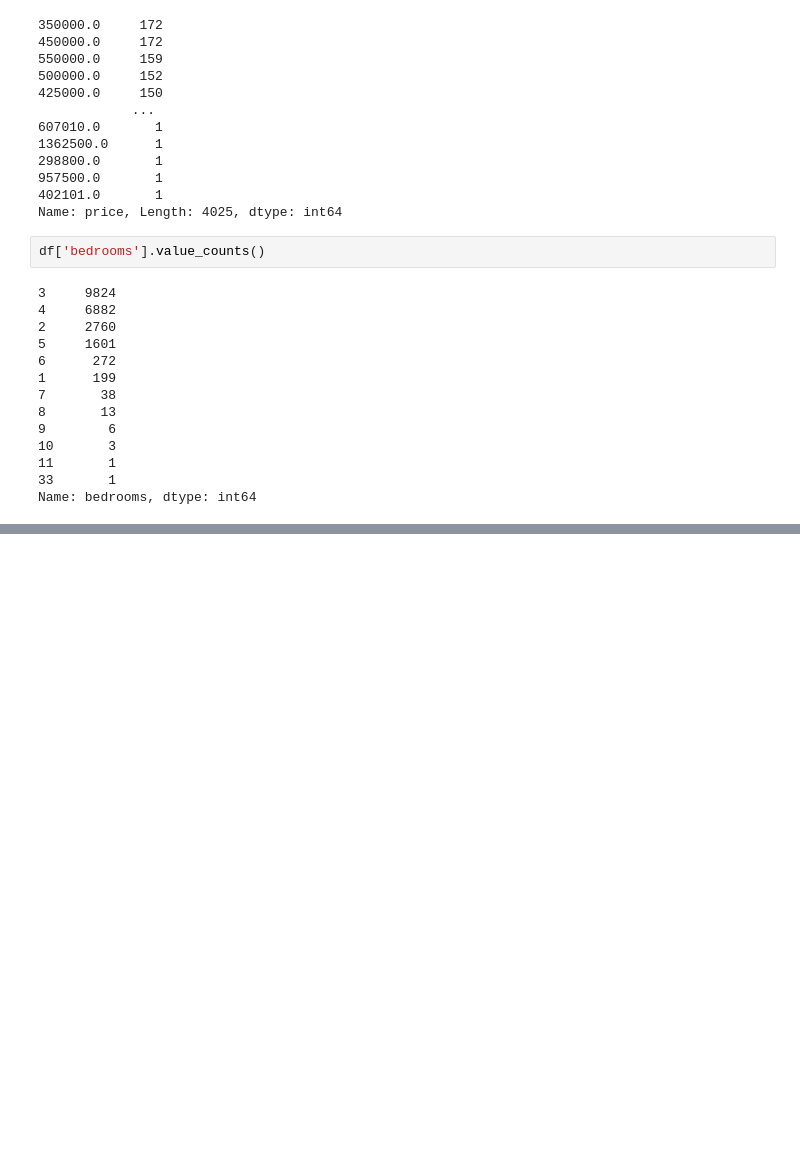
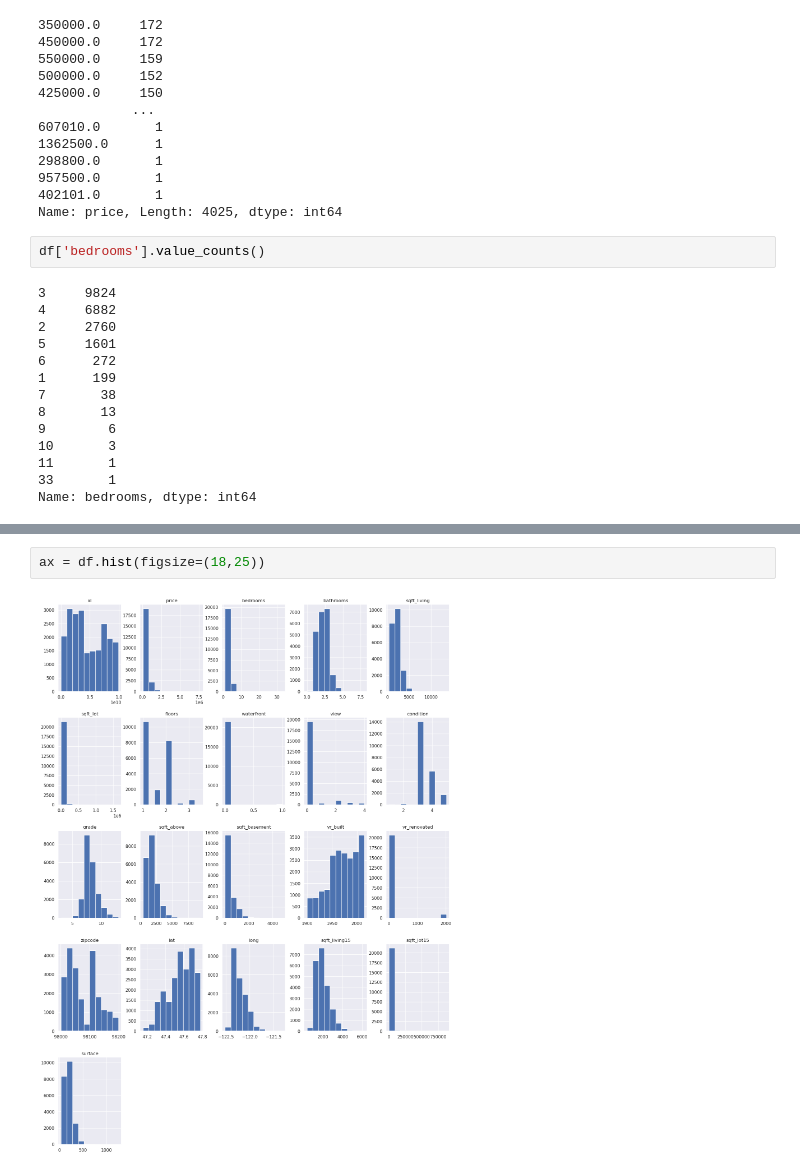
Before and after one commit to jadamin/machine_learning_brief, a Jupyter notebook: annalyse.ipynb, the cells around one changed output, grey strips where cells are left out. Saved outputs shown, nothing was run; the diff lists cells and outputs as text; blank space fills up the shorter version.

```diff
--- a/annalyse.ipynb
+++ b/annalyse.ipynb
@@ -307,0 +374,4 @@ Name: bedrooms, dtype: int64
+# %%
+ax = df.hist(figsize=(18,25))
+# %% [output]
+[figure, added]
```
Also changed, not shown: parts of 18 cells of this notebook.
